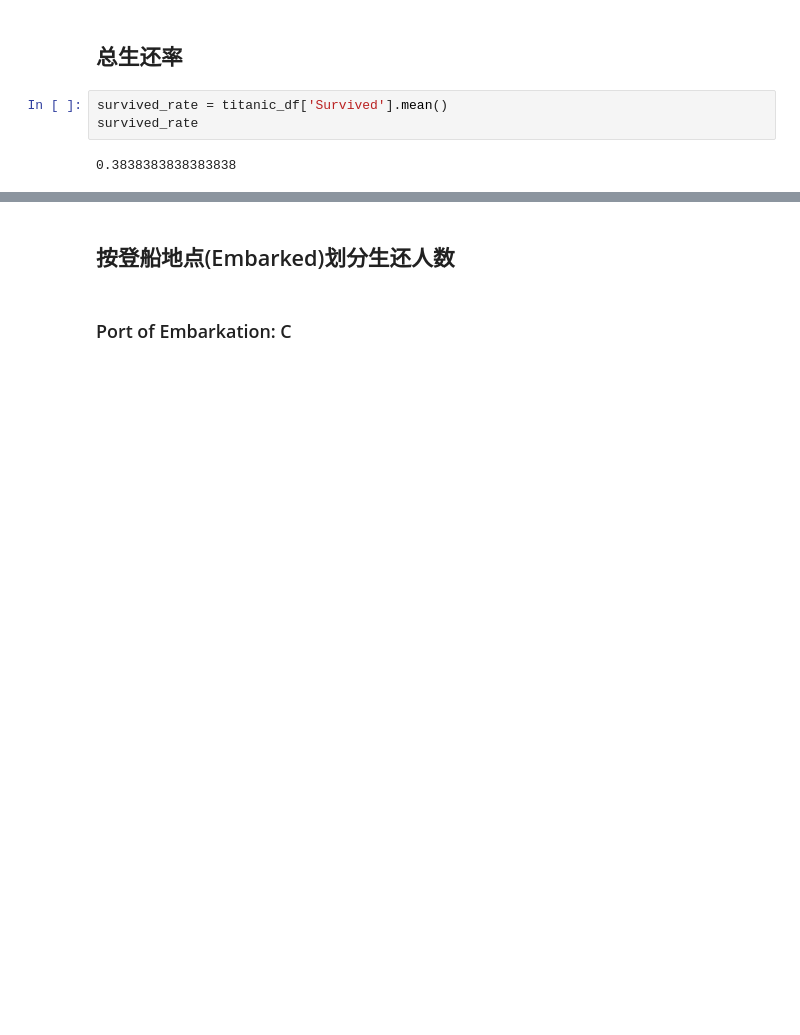
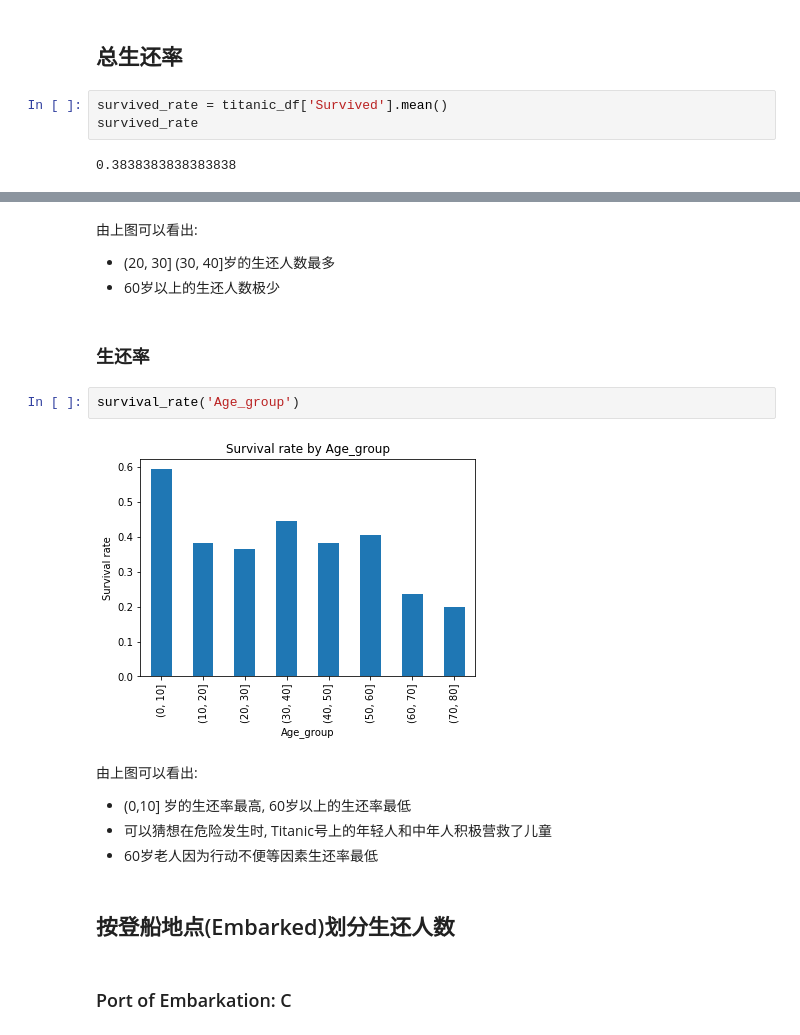
Before and after one commit to zhaoxuyan/DAND-Titanic-Dataset, a Jupyter notebook: P3-TitanicData/titanic.ipynb, the cells around one changed output, grey strips where cells are left out. Drawn from its saved outputs; the diff is of its cells as text; blank space fills up the shorter version.

```diff
--- a/P3-TitanicData/titanic.ipynb
+++ b/P3-TitanicData/titanic.ipynb
@@ -59,3 +99,18 @@ Populating the interactive namespace from numpy and matplotlib
+# %% [markdown]
+由上图可以看出:
+- (20, 30] (30, 40]岁的生还人数最多
+- 60岁以上的生还人数极少
+# %% [markdown]
+### 生还率
+# %%
+survival_rate('Age_group')
+# %% [output]
+[figure, added]
+# %% [markdown]
+由上图可以看出:
+- (0,10] 岁的生还率最高, 60岁以上的生还率最低
+- 可以猜想在危险发生时, Titanic号上的年轻人和中年人积极营救了儿童
+- 60岁老人因为行动不便等因素生还率最低
 # %% [markdown]
 ## 按登船地点(Embarked)划分生还人数
 # %% [markdown]
```
Also changed, not shown: parts of 28 cells of this notebook.
